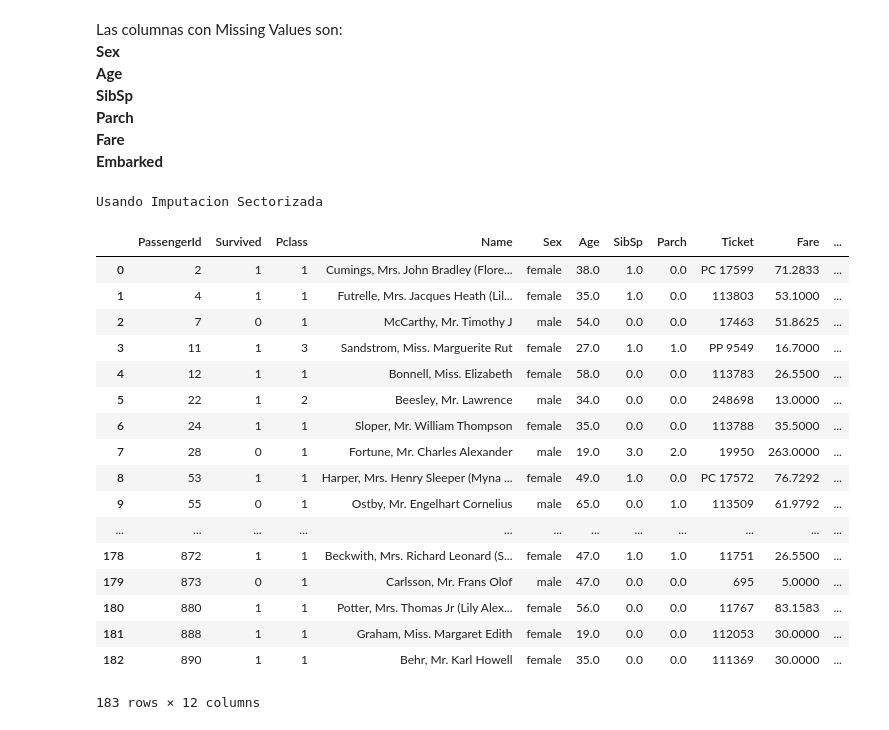
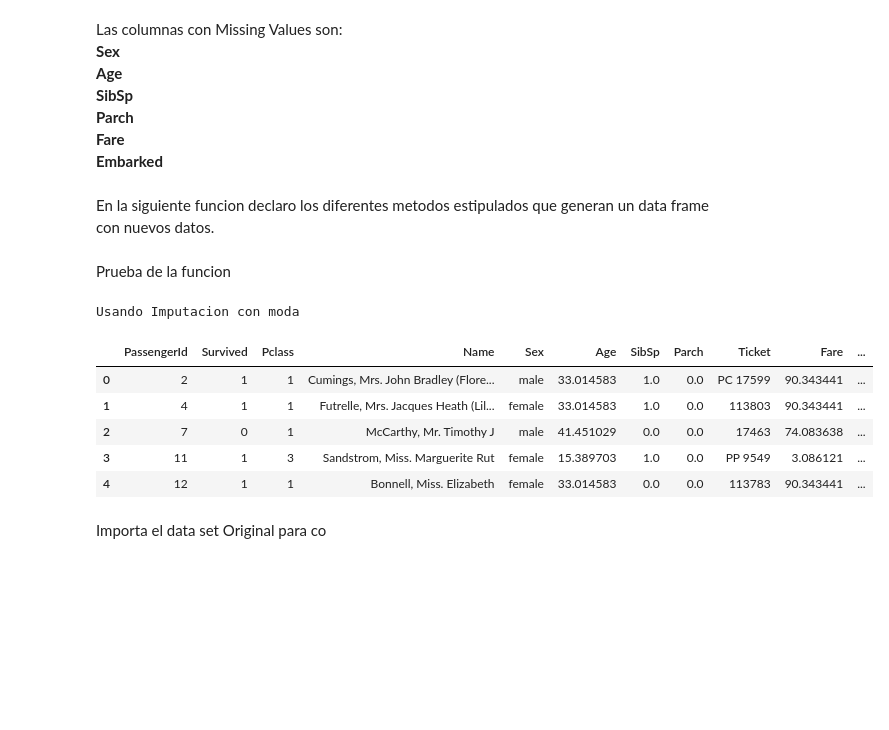
Before and after one commit to RofoRojas/Data-Wrangling, a Jupyter notebook: Laboratorio 8/Laboratorio 8.ipynb, the cells around one changed output. Drawn from its saved outputs; the diff is of its cells as text; code cells hidden in the pictures; blank space fills up the shorter version.

```diff
--- a/Laboratorio 8/Laboratorio 8.ipynb
+++ b/Laboratorio 8/Laboratorio 8.ipynb
@@ -83,8 +98,10 @@ SibSp <br/>
 Parch <br/>
 Fare <br/>
 Embarked**
+# %% [markdown]
+En la siguiente funcion declaro los diferentes metodos estipulados que generan un data frame con nuevos datos.
 # %%
-def Missing_Handler(df, handler, unicas, relevantes):
+def Missing_Handler(df, handler, unicas, relevantes, continuas):
     """En esta funcion se pueden pasar columnas donde se transformaran los missing values de diferentes formas
     Siendo posibles:
     a.	Listwise deletion
@@ -107,7 +124,10 @@ def Missing_Handler(df, handler, unicas, relevantes):
         data_final= df.fillna(df.mean())
         print("Usando Imputacion con media")
     elif handler == "c2":
-        data_final=df.fillna(df.drop(unicas, axis=1).mode())
+        data_final=df
+        for col in df.drop(unicas, axis=1).columns:
+            col_imp= SimpleImputer(missing_values=np.nan, strategy='most_frequent')
+            data_final[col]=col_imp.fit_transform(df[[col]])
         print("Usando Imputacion con moda")
     elif handler == "c3":
         data_final= df.fillna(df.median())
@@ -125,39 +145,65 @@ def Missing_Handler(df, handler, unicas, relevantes):
         print("Usando Imputacion Sectorizada")
 
     elif handler == "e":
+        data_final=df
+        for col in df[continuas].columns:
+            lm = LinearRegression()
+            lm = lm.fit(df[relevantes], df[col])
+            data_final[col] = lm.predict(df[relevantes])
         print("Usando regresion Lineal")
 
     elif handler == "f":
+        data_final=df
+        for col in df[continuas].columns:
+            f = 2
+            xl = df[col].mean() - (df[col].std() * f)
+            xu = df[col].mean() + (df[col].std() * f)
+
+            data_final[col] = np.where(
+                data_final[col]<xl,
+                xl, np.where(
+                data_final[col]>xu,
+                xu,
+                data_final[col]
+                )
+            )
         print("Usando Outliers: Standard deviation approach")
 
     elif handler == "g":
-        print("Usando ")
+        data_final=df
+        for col in df[continuas].columns:
+            pl = np.percentile(df[col], 5)
+            pu = np.percentile(df[col], 95)
+            data_final[col] = np.where(
+                data_final[col]<pl,
+                pl,
+                np.where(
+                data_final[col]>pu,
+                pu,
+                data_final[col]
+                )
+            )
+        print("Usando Outliers: Percentile Approach")
 
     else:
+        data_final=df_MD
         print("No es un metodo valido")
     return(data_final)
+# %% [markdown]
+Prueba de la funcion
 # %%
-Missing_Handler(df_MD, "d", ['PassengerId', 'Name', 'Cabin', 'Ticket'], ['Survived', 'Pclass'])
+data_imp_sec= Missing_Handler(df_MD, "c2", ['PassengerId', 'Name', 'Cabin', 'Ticket'], ['Survived', 'Pclass'], ['Age', 'Fare'])
+data_imp_sec.head(5)
 # %% [output]
-Usando Imputacion Sectorizada
+Usando Imputacion con moda
 |  | PassengerId | Survived | Pclass | Name | Sex | Age | SibSp | Parch | Ticket | Fare | ... |
-| 0 | 2 | 1 | 1 | Cumings, Mrs. John Bradley (Flore... | female | 38.0 | 1.0 | 0.0 | PC 17599 | 71.2833 | ... |
-| 1 | 4 | 1 | 1 | Futrelle, Mrs. Jacques Heath (Lil... | female | 35.0 | 1.0 | 0.0 | 113803 | 53.1000 | ... |
-| 2 | 7 | 0 | 1 | McCarthy, Mr. Timothy J | male | 54.0 | 0.0 | 0.0 | 17463 | 51.8625 | ... |
-| 3 | 11 | 1 | 3 | Sandstrom, Miss. Marguerite Rut | female | 27.0 | 1.0 | 1.0 | PP 9549 | 16.7000 | ... |
-| 4 | 12 | 1 | 1 | Bonnell, Miss. Elizabeth | female | 58.0 | 0.0 | 0.0 | 113783 | 26.5500 | ... |
-| 5 | 22 | 1 | 2 | Beesley, Mr. Lawrence | male | 34.0 | 0.0 | 0.0 | 248698 | 13.0000 | ... |
-| 6 | 24 | 1 | 1 | Sloper, Mr. William Thompson | female | 35.0 | 0.0 | 0.0 | 113788 | 35.5000 | ... |
-| 7 | 28 | 0 | 1 | Fortune, Mr. Charles Alexander | male | 19.0 | 3.0 | 2.0 | 19950 | 263.0000 | ... |
-| 8 | 53 | 1 | 1 | Harper, Mrs. Henry Sleeper (Myna ... | female | 49.0 | 1.0 | 0.0 | PC 17572 | 76.7292 | ... |
-| 9 | 55 | 0 | 1 | Ostby, Mr. Engelhart Cornelius | male | 65.0 | 0.0 | 1.0 | 113509 | 61.9792 | ... |
-| ... | ... | ... | ... | ... | ... | ... | ... | ... | ... | ... | ... |
-| 178 | 872 | 1 | 1 | Beckwith, Mrs. Richard Leonard (S... | female | 47.0 | 1.0 | 1.0 | 11751 | 26.5500 | ... |
-| 179 | 873 | 0 | 1 | Carlsson, Mr. Frans Olof | male | 47.0 | 0.0 | 0.0 | 695 | 5.0000 | ... |
-| 180 | 880 | 1 | 1 | Potter, Mrs. Thomas Jr (Lily Alex... | female | 56.0 | 0.0 | 0.0 | 11767 | 83.1583 | ... |
-| 181 | 888 | 1 | 1 | Graham, Miss. Margaret Edith | female | 19.0 | 0.0 | 0.0 | 112053 | 30.0000 | ... |
-| 182 | 890 | 1 | 1 | Behr, Mr. Karl Howell | female | 35.0 | 0.0 | 0.0 | 111369 | 30.0000 | ... |
+| 0 | 2 | 1 | 1 | Cumings, Mrs. John Bradley (Flore... | male | 33.014583 | 1.0 | 0.0 | PC 17599 | 90.343441 | ... |
+| 1 | 4 | 1 | 1 | Futrelle, Mrs. Jacques Heath (Lil... | female | 33.014583 | 1.0 | 0.0 | 113803 | 90.343441 | ... |
+| 2 | 7 | 0 | 1 | McCarthy, Mr. Timothy J | male | 41.451029 | 0.0 | 0.0 | 17463 | 74.083638 | ... |
+| 3 | 11 | 1 | 3 | Sandstrom, Miss. Marguerite Rut | female | 15.389703 | 1.0 | 0.0 | PP 9549 | 3.086121 | ... |
+| 4 | 12 | 1 | 1 | Bonnell, Miss. Elizabeth | female | 33.014583 | 0.0 | 0.0 | 113783 | 90.343441 | ... |
-183 rows × 12 columns
+# %% [markdown]
+Importa el data set Original para co
 # %%
 ## real data to compare
 real = pd.read_csv('data/titanic.csv')
```
Also changed, not shown: parts of 25 cells of this notebook.
